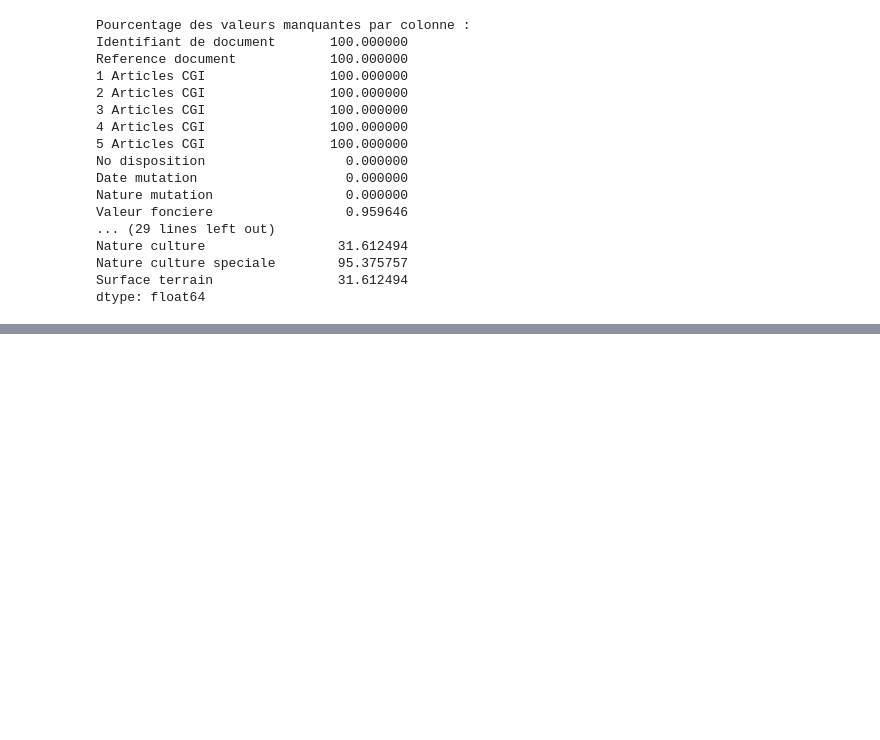
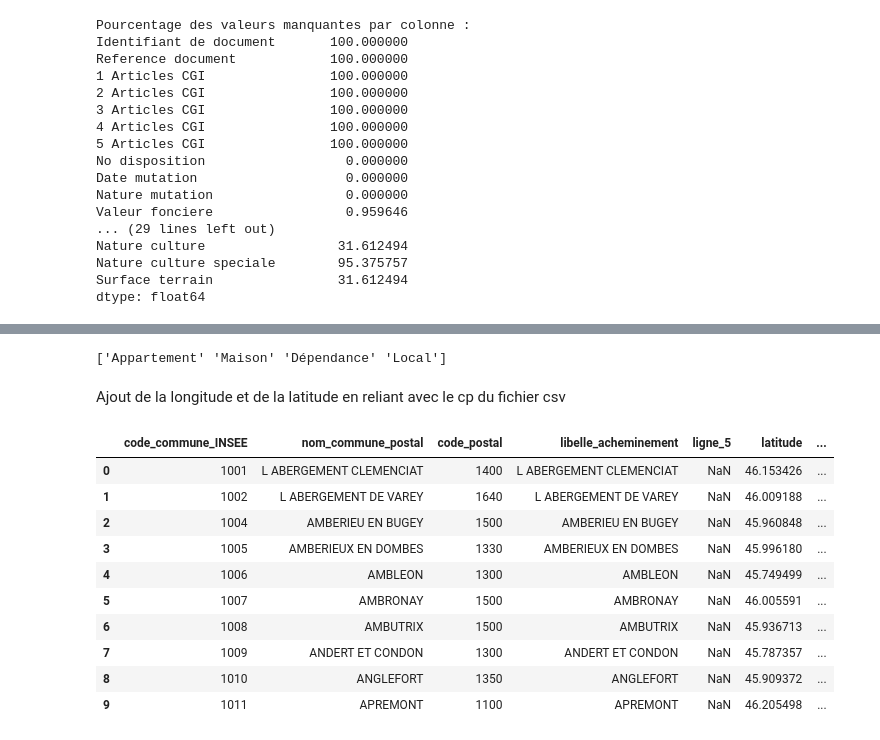
Before and after one commit to Ndeyefatou8/Machine_Learning, a Jupyter notebook: Projet_ML.ipynb, the cells around one changed output, grey strips where cells are left out. Saved outputs shown, nothing was run; the diff lists cells and outputs as text; code cells hidden in the pictures; blank space fills up the shorter version.

```diff
--- a/Projet_ML.ipynb
+++ b/Projet_ML.ipynb
@@ -278,0 +123,26 @@ Name: count, dtype: int64
+# %%
+df=df.dropna(subset=['Type local'])
+#On renomme la variable 'Local industriel. commercial ou assimilé' en Local pour faclité la lecture
+df['Type local'] = df['Type local'].replace('Local industriel. commercial ou assimilé', 'Local')
+#Affichage des différentes valeurs de Type local
+print(df['Type local'].unique())
+# %% [output]
+['Appartement' 'Maison' 'Dépendance' 'Local']
+# %% [markdown]
+Ajout de la longitude et de la latitude en reliant avec le cp du fichier csv
+# %%
+# Charger les données du fichier CSV dans un DataFrame
+df_csv = pd.read_csv('communes-departement-region.csv')
+df_csv.head(10)
+# %% [output]
+|  | code_commune_INSEE | nom_commune_postal | code_postal | libelle_acheminement | ligne_5 | latitude | ... |
+| 0 | 1001 | L ABERGEMENT CLEMENCIAT | 1400 | L ABERGEMENT CLEMENCIAT | NaN | 46.153426 | ... |
+| 1 | 1002 | L ABERGEMENT DE VAREY | 1640 | L ABERGEMENT DE VAREY | NaN | 46.009188 | ... |
+| 2 | 1004 | AMBERIEU EN BUGEY | 1500 | AMBERIEU EN BUGEY | NaN | 45.960848 | ... |
+| 3 | 1005 | AMBERIEUX EN DOMBES | 1330 | AMBERIEUX EN DOMBES | NaN | 45.996180 | ... |
+| 4 | 1006 | AMBLEON | 1300 | AMBLEON | NaN | 45.749499 | ... |
+| 5 | 1007 | AMBRONAY | 1500 | AMBRONAY | NaN | 46.005591 | ... |
+| 6 | 1008 | AMBUTRIX | 1500 | AMBUTRIX | NaN | 45.936713 | ... |
+| 7 | 1009 | ANDERT ET CONDON | 1300 | ANDERT ET CONDON | NaN | 45.787357 | ... |
+| 8 | 1010 | ANGLEFORT | 1350 | ANGLEFORT | NaN | 45.909372 | ... |
+| 9 | 1011 | APREMONT | 1100 | APREMONT | NaN | 46.205498 | ... |
```
Also changed, not shown: parts of 21 cells of this notebook.
